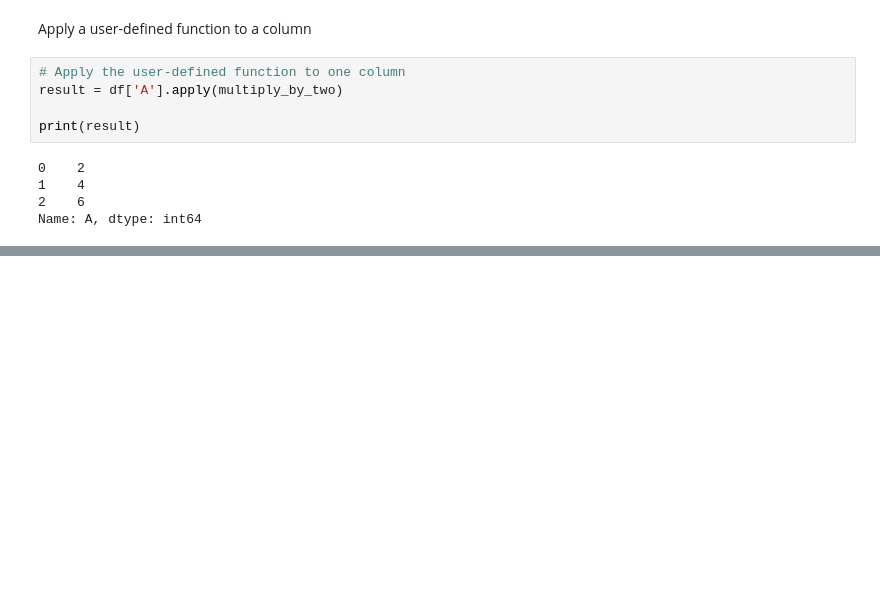
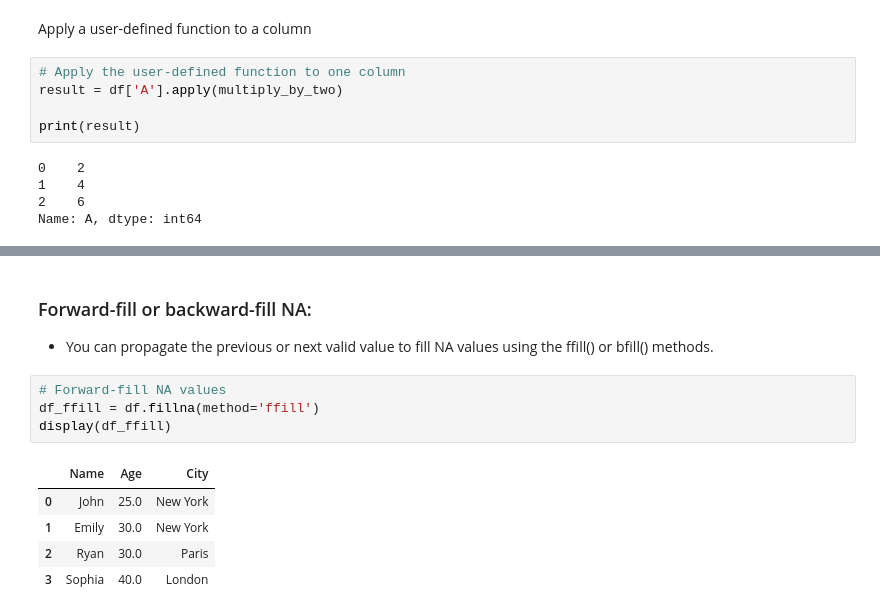
Before and after one commit to bhargav23/AI, a Jupyter notebook: Lab/APPLAB.ipynb, the cells around one changed output, grey strips where cells are left out. Cells and saved outputs as stored; diff of their text form; blank space fills up the shorter version.

```diff
--- a/Lab/APPLAB.ipynb
+++ b/Lab/APPLAB.ipynb
@@ -600,0 +958,13 @@ Name: A, dtype: int64
+# %% [markdown]
+### Forward-fill or backward-fill NA:
+* You can propagate the previous or next valid value to fill NA values using the ffill() or bfill() methods.
+# %%
+# Forward-fill NA values
+df_ffill = df.fillna(method='ffill')
+display(df_ffill)
+# %% [output]
+|  | Name | Age | City |
+| 0 | John | 25.0 | New York |
+| 1 | Emily | 30.0 | New York |
+| 2 | Ryan | 30.0 | Paris |
+| 3 | Sophia | 40.0 | London |
```
Also changed, not shown: parts of 52 cells of this notebook.
